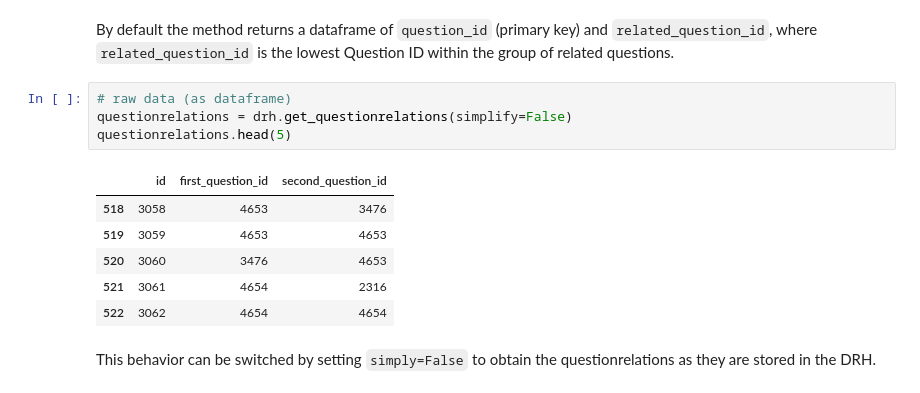
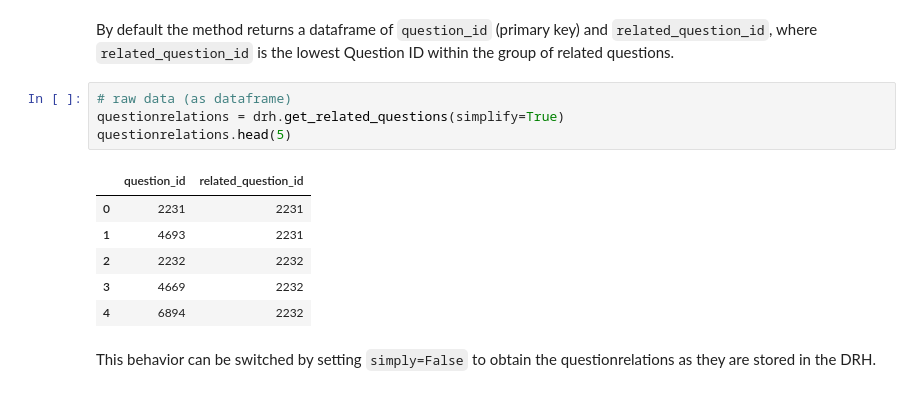
Before and after one commit to religionhistory/drhwrapper, a Jupyter notebook: demo/demo_methods.ipynb, the cells around one changed output. Saved outputs shown, nothing was run; the diff lists cells and outputs as text.

```diff
--- a/demo/demo_methods.ipynb
+++ b/demo/demo_methods.ipynb
@@ -325,15 +330,15 @@ AttributeError: 'DRHWrapper' object has no attribute 'get_questionrelations'
 By default the method returns a dataframe of `question_id` (primary key) and `related_question_id`, where `related_question_id` is the lowest Question ID within the group of related questions.
 # %%
 # raw data (as dataframe)
-questionrelations = drh.get_questionrelations(simplify=False)
+questionrelations = drh.get_related_questions(simplify=True)
 questionrelations.head(5)
 # %% [output]
-|  | id | first_question_id | second_question_id |
-| 518 | 3058 | 4653 | 3476 |
-| 519 | 3059 | 4653 | 4653 |
-| 520 | 3060 | 3476 | 4653 |
-| 521 | 3061 | 4654 | 2316 |
-| 522 | 3062 | 4654 | 4654 |
+|  | question_id | related_question_id |
+| 0 | 2231 | 2231 |
+| 1 | 4693 | 2231 |
+| 2 | 2232 | 2232 |
+| 3 | 4669 | 2232 |
+| 4 | 6894 | 2232 |
 # %% [markdown]
 This behavior can be switched by setting `simply=False` to obtain the questionrelations as they are stored in the DRH.
 # %%
```
Also changed, not shown: parts of 6 cells of this notebook, 4 other files.
